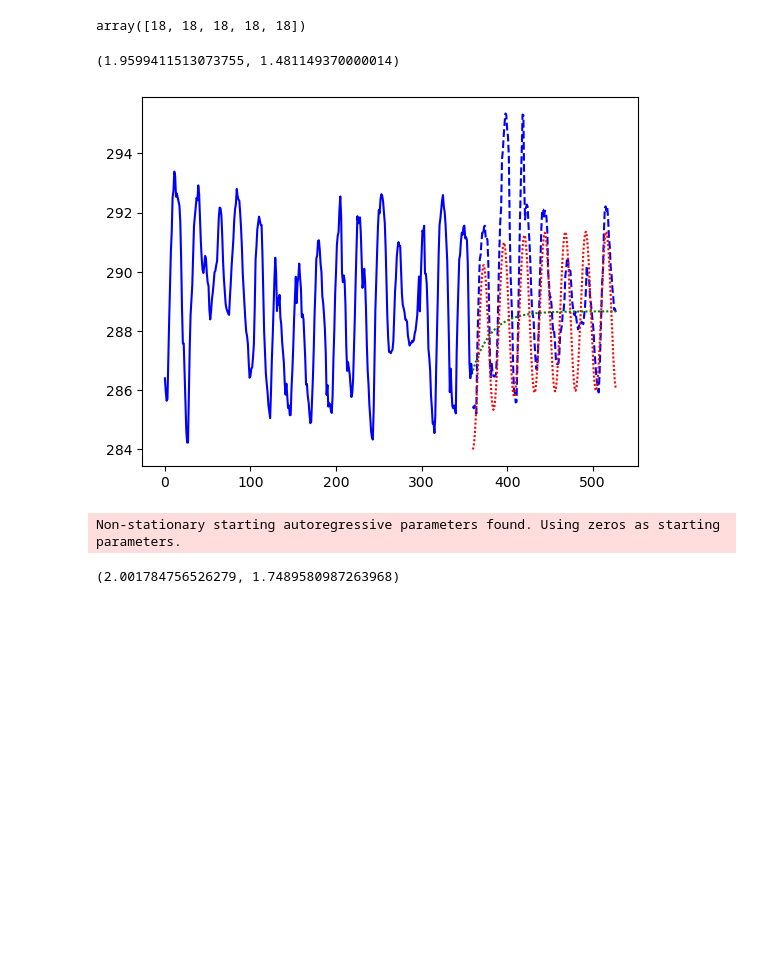
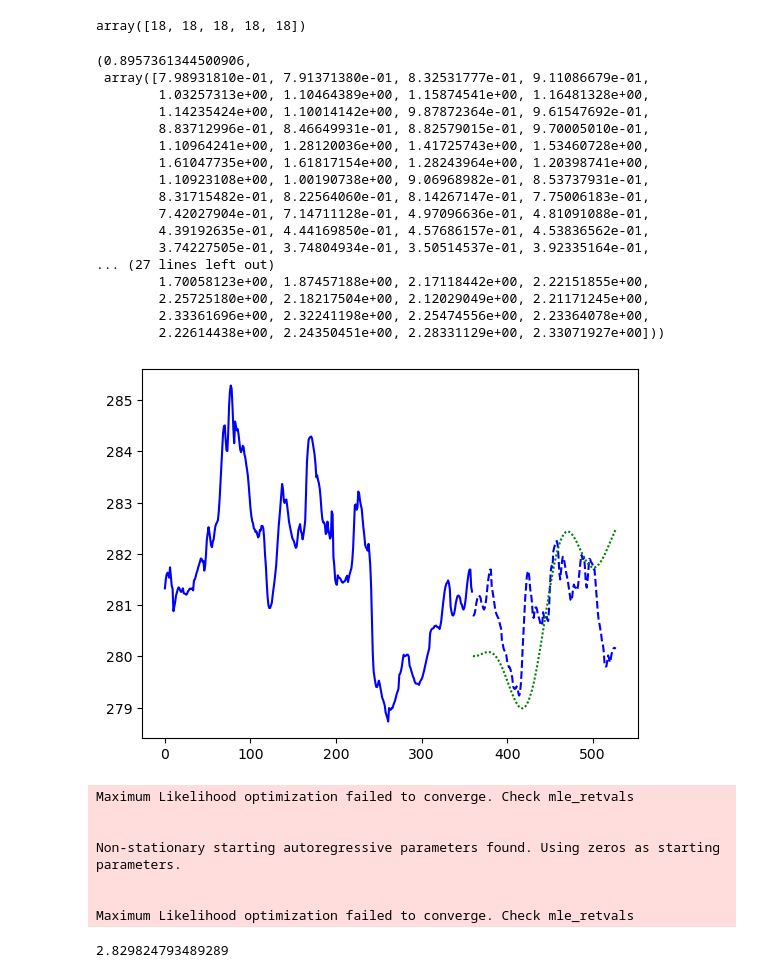
Before and after one commit to Buusta/Data-Science-Groep-10, a Jupyter notebook: cases/hackaton/hackathon.ipynb, the cells around one changed output. Saved outputs shown, nothing was run; the diff lists cells and outputs as text; code cells hidden in the pictures; blank space fills up the shorter version.

```diff
--- a/cases/hackaton/hackathon.ipynb
+++ b/cases/hackaton/hackathon.ipynb
@@ -193,4 +193,7 @@ generate_eval_data(5)
 def sine_model(x, A, b, c, d):
     sin = A * np.sin(2*np.pi/c * (x+b)) + d
     return sin
+
+def sine_from_fft(t, freq, amplitude, phase, offset=0):
+    return amplitude * np.sin(2 * np.pi * freq * t + phase) + offset
 # %%
@@ -231,7 +293,7 @@ def forecast_1w(row, function, operation = 'loop'):
         ).compute()
     history = sample.sel(valid_time=slice(row['start_date'],(pd.to_datetime(row['start_date']) + pd.Timedelta(weeks=2)).strftime("%Y-%m-%d")))['t2m'].data.flatten()
     y_true = sample.sel(valid_time=slice((pd.to_datetime(row['start_date']) + pd.Timedelta(weeks=2)).strftime("%Y-%m-%d"),row['end_date']))['t2m'].data.flatten()
-    y_pred_fitted, y_pred = function(history,
+    y_pred = function(history,
                       row['longitude_deg'],
                       row['latitude_deg'],
                       row['start_date'],
@@ -242,18 +304,35 @@ def forecast_1w(row, function, operation = 'loop'):
         ax.plot(range(len(history)), history, color = 'blue')
         ax.plot(range(len(history), len(history) + len(y_true)), y_true, color = 'blue', linestyle = 'dashed')
         ax.plot(range(len(history), len(history) + len(y_true)), y_pred, color = 'green', linestyle = (0, (1, 1)))
-        ax.plot(range(len(history), len(history) + len(y_true)), y_pred_fitted, color = 'red', linestyle = (0, (1, 1)))
-    return np.mean(np.abs(y_true - y_pred)), np.mean(np.abs(y_true - y_pred_fitted))
+        #ax.plot(range(len(history), len(history) + len(y_true)), y_pred_fitted, color = 'red', linestyle = (0, (1, 1)))
+        plt.show()
+    return np.mean(np.abs(y_true - y_pred))#, np.abs(y_true - y_pred)#, np.mean(np.abs(y_true - y_pred_fitted))
 # %%
 forecast(np.array([9,8,18]), n_points = 5)
 # %% [output]
 array([18, 18, 18, 18, 18])
 # %%
 #forecast_1w(generate_eval_data(1).iloc[0], forecast, 'manual')
-forecast_1w(generate_eval_data(1).iloc[0], AR1, 'manual')
+forecast_1w(generate_eval_data(1).iloc[0], AR1_sine_fitted, 'manual')
 # %% [output]
-(1.9599411513073755, 1.481149370000014)
+(0.8957361344500906,
+ array([7.98931810e-01, 7.91371380e-01, 8.32531777e-01, 9.11086679e-01,
+        1.03257313e+00, 1.10464389e+00, 1.15874541e+00, 1.16481328e+00,
+        1.14235424e+00, 1.10014142e+00, 9.87872364e-01, 9.61547692e-01,
+        8.83712996e-01, 8.46649931e-01, 8.82579015e-01, 9.70005010e-01,
+        1.10964241e+00, 1.28120036e+00, 1.41725743e+00, 1.53460728e+00,
+        1.61047735e+00, 1.61817154e+00, 1.28243964e+00, 1.20398741e+00,
+        1.10923108e+00, 1.00190738e+00, 9.06968982e-01, 8.53737931e-01,
+        8.31715482e-01, 8.22564060e-01, 8.14267147e-01, 7.75006183e-01,
+        7.42027904e-01, 7.14711128e-01, 4.97096636e-01, 4.81091088e-01,
+        4.39192635e-01, 4.44169850e-01, 4.57686157e-01, 4.53836562e-01,
+        3.74227505e-01, 3.74804934e-01, 3.50514537e-01, 3.92335164e-01,
+... (27 lines left out)
+        1.70058123e+00, 1.87457188e+00, 2.17118442e+00, 2.22151855e+00,
+        2.25725180e+00, 2.18217504e+00, 2.12029049e+00, 2.21171245e+00,
+        2.33361696e+00, 2.32241198e+00, 2.25474556e+00, 2.23364078e+00,
+        2.22614438e+00, 2.24350451e+00, 2.28331129e+00, 2.33071927e+00]))
-[figure, old version]
+[figure, new version]
 # %%
 def evaluator(function, n_samples = 100):
     errors = []
@@ -267,5 +350,11 @@ def evaluator(function, n_samples = 100):
 # %%
-evaluator(AR1, 50)
+evaluator(AR1_sine_fitted, 500)
 # %% [output]
+Maximum Likelihood optimization failed to converge. Check mle_retvals
+
+
 Non-stationary starting autoregressive parameters found. Using zeros as starting parameters.
+
+
+Maximum Likelihood optimization failed to converge. Check mle_retvals
-(2.001784756526279, 1.7489580987263968)
+2.829824793489289
```
Also changed, not shown: parts of 4 cells of this notebook.
